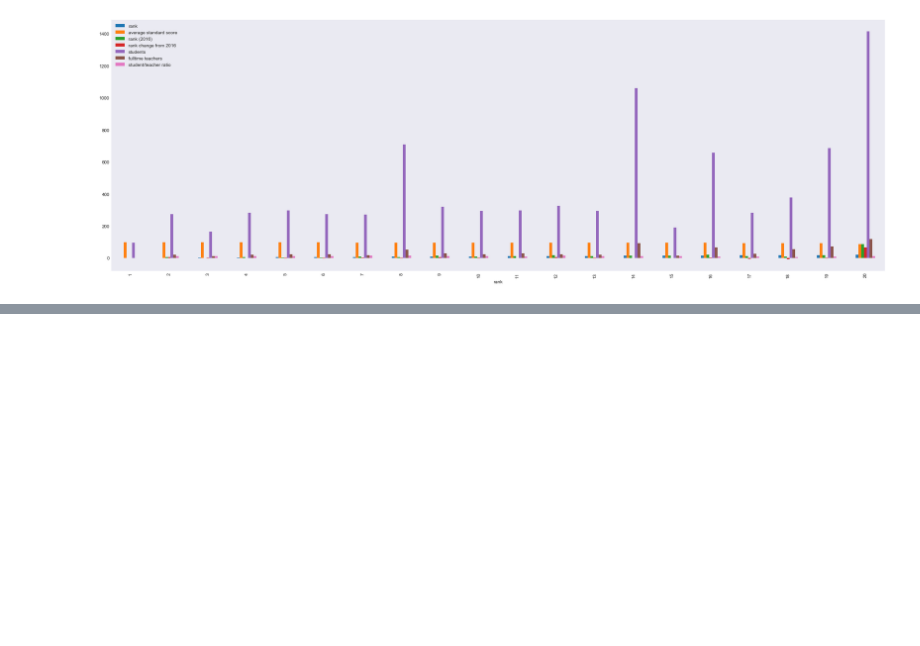
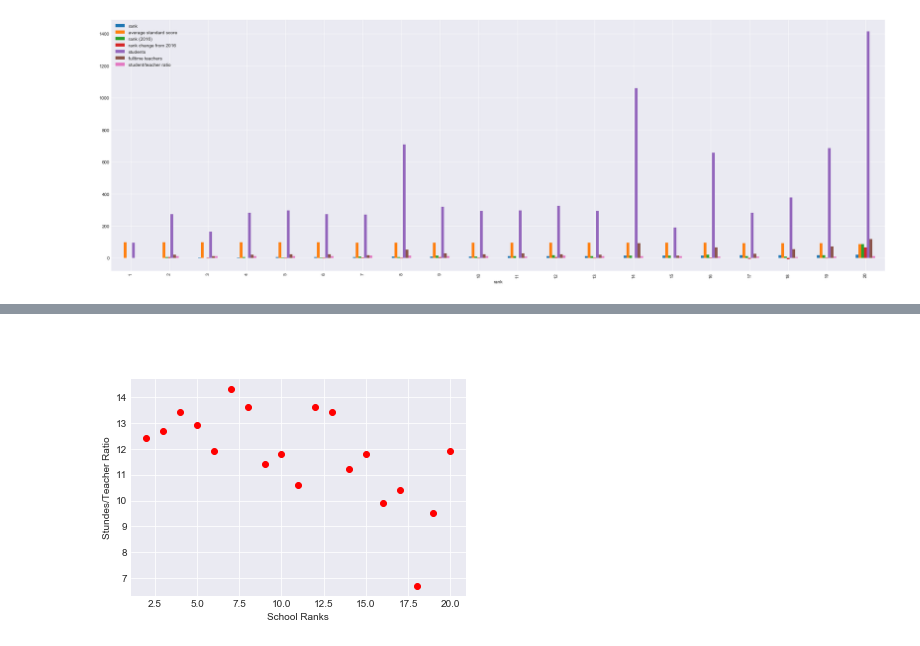
Before and after one commit to sk1won/RUDS_Project_1, a Jupyter notebook: nj_school_analysis.ipynb, the cells around one changed output, grey strips where cells are left out. Drawn from its saved outputs; the diff is of its cells as text; code cells hidden in the pictures; blank space fills up the shorter version.

Commit message:
Saving graphs issue fixed

```diff
--- a/nj_school_analysis.ipynb
+++ b/nj_school_analysis.ipynb
@@ -2215 +2194,13 @@ Text(0,0.5,'Full Time Teachers')
 [figure]
+# %% [markdown]
+#
+# %%
+
+# Graphing Stundes/Teacher Ratio# Graphi
+plt.scatter(rank, st_teacher, color = "r")
+plt.xlabel('School Ranks' )
+plt.ylabel("Stundes/Teacher Ratio")
+plt.savefig('RankVsTeacherRatio.png')
+plt.show()
+# %% [output]
+[figure, added]
```
Also changed, not shown: parts of 11 cells of this notebook, 20 other files.
